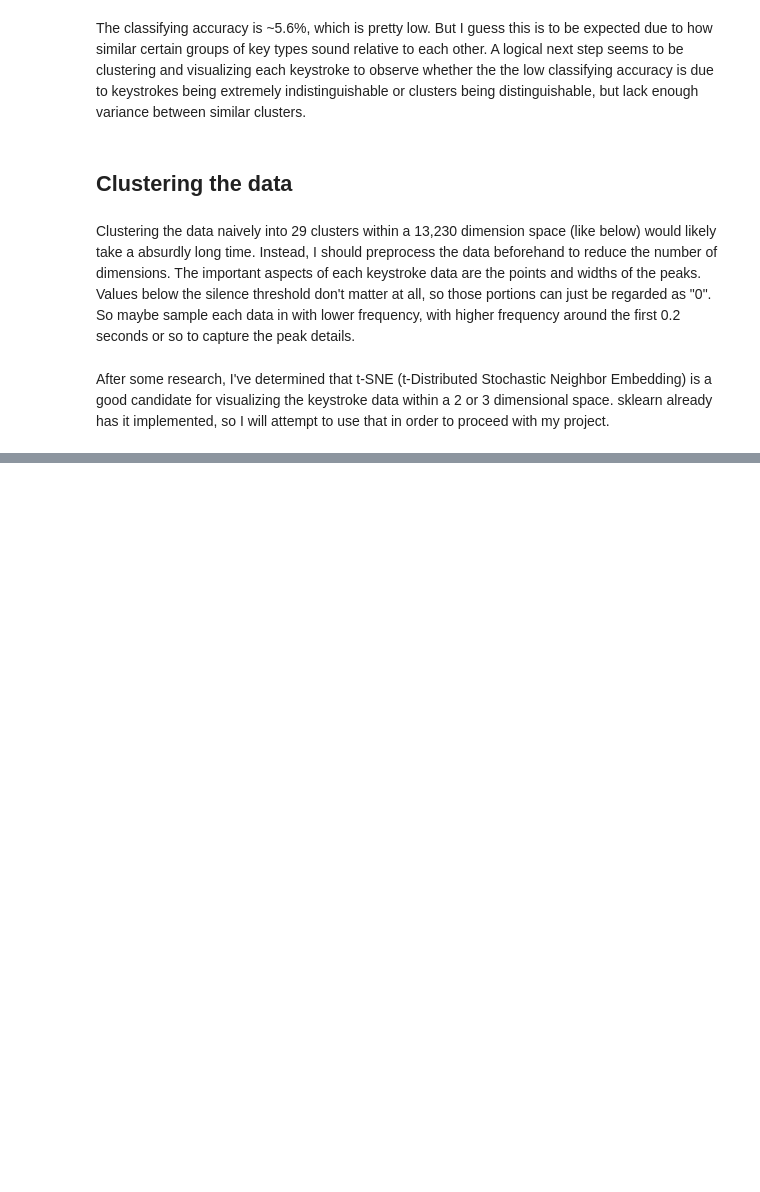
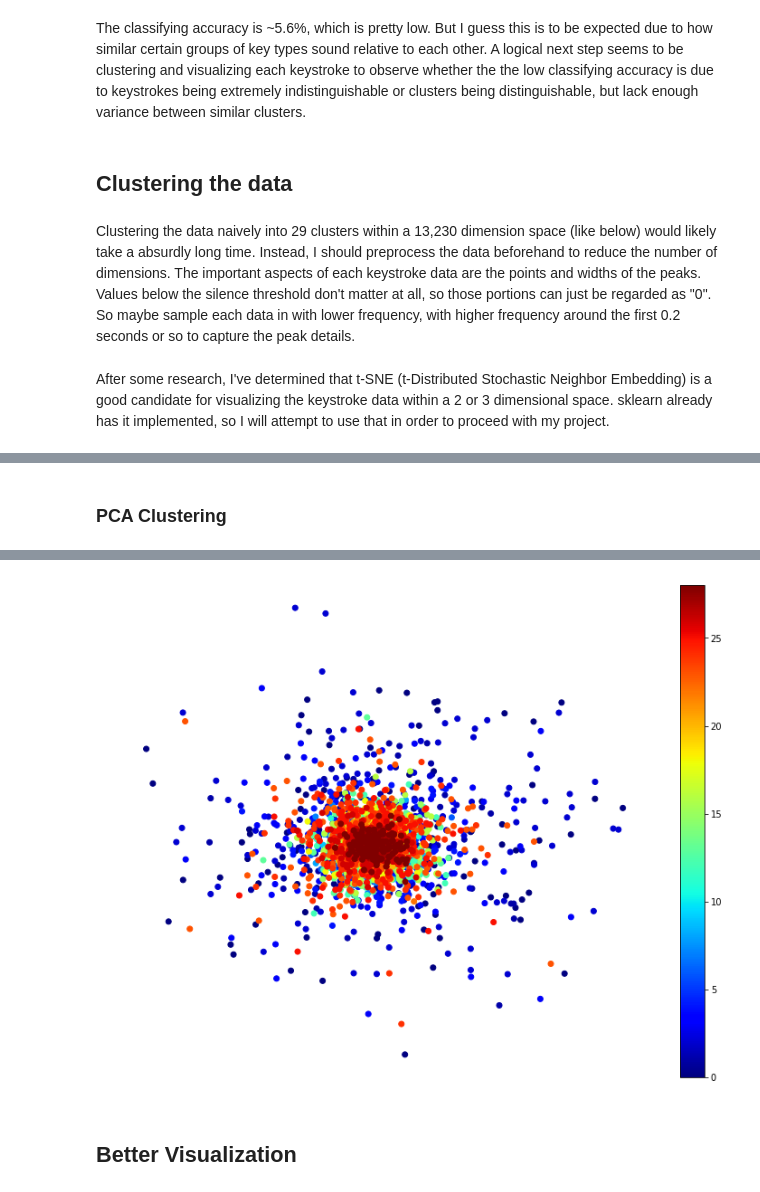
Before and after one commit to shoyo/acoustic-keylogger, a Jupyter notebook: src/clustering.ipynb, the cells around one changed output, grey strips where cells are left out. Drawn from its saved outputs; the diff is of its cells as text; code cells hidden in the pictures; blank space fills up the shorter version.

Commit message:
Render initial clusterings with PCA and tSNE

```diff
--- a/src/clustering.ipynb
+++ b/src/clustering.ipynb
@@ -118,0 +156,13 @@ plt.show()
+# %% [markdown]
+### PCA Clustering
+# %%
+t0 = time.time()
+X_pca_reduced = PCA(n_components=2, random_state=42).fit_transform(scaled_data)
+t1 = time.time()
+print(f'PCA took {t1 - t0}s')
+plt.figure(figsize=(13, 10))
+plt.scatter(X_pca_reduced[:, 0], X_pca_reduced[:, 1], c=labels, cmap='jet')
+plt.axis('off')
+plt.colorbar()
+plt.show()
+# %% [output]
@@ -118,0 +170,3 @@ plt.show()
+[figure, added]
+# %% [markdown]
+## Better Visualization
```
Also changed, not shown: parts of 16 cells of this notebook, 1 other file.
